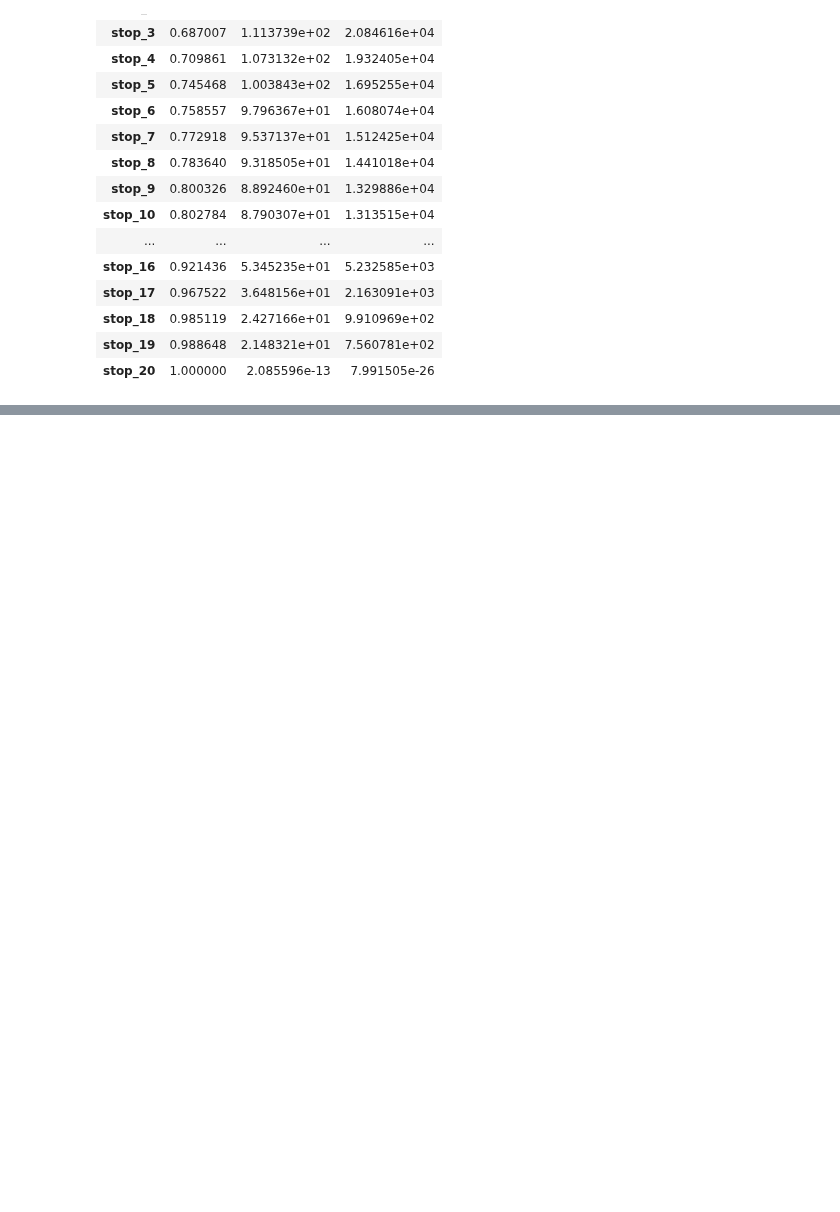
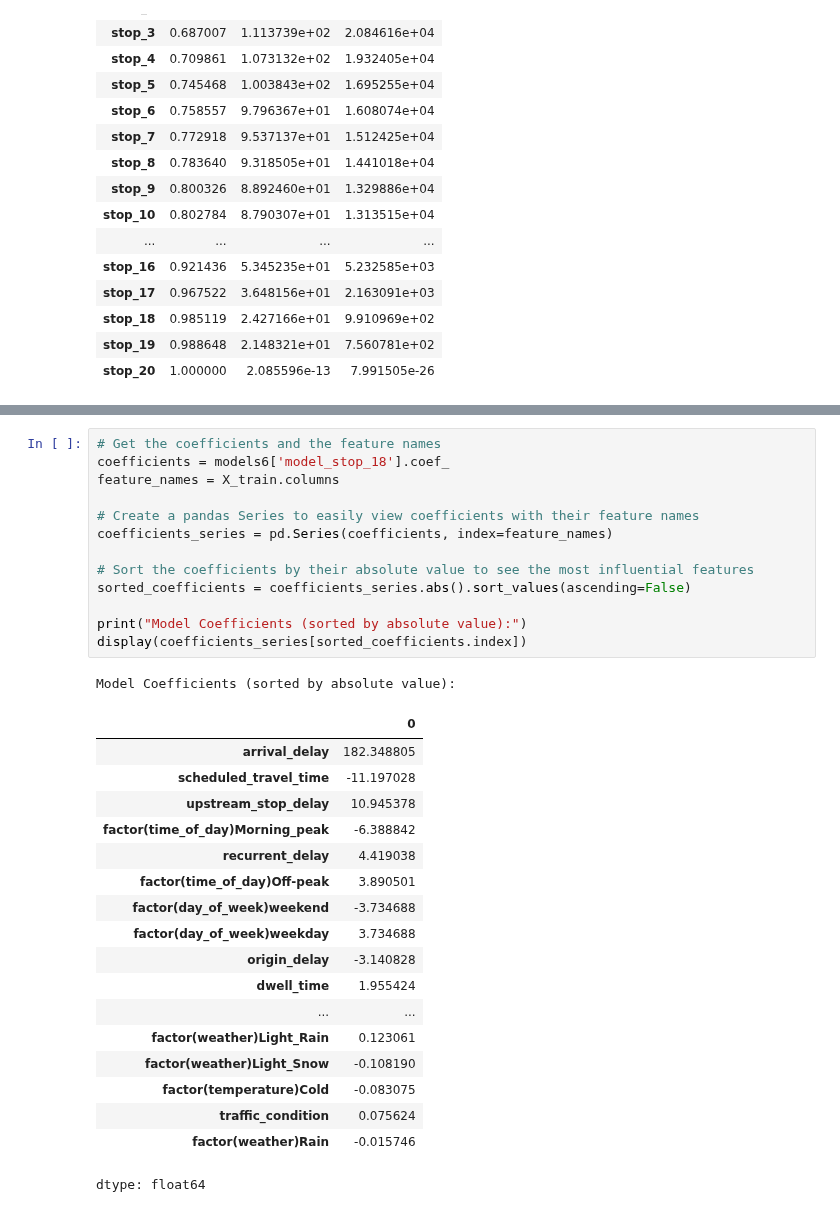
Before and after one commit to Gioalf/AH2179, a Jupyter notebook: project/AIprojectGioAlf.ipynb, the cells around one changed output, grey strips where cells are left out. Saved outputs shown, nothing was run; the diff lists cells and outputs as text; blank space fills up the shorter version.

```diff
--- a/project/AIprojectGioAlf.ipynb
+++ b/project/AIprojectGioAlf.ipynb
@@ -1459,0 +1498,33 @@ pd.DataFrame(results6).T
+# %%
+# Get the coefficients and the feature names
+coefficients = models6['model_stop_18'].coef_
+feature_names = X_train.columns
+
+# Create a pandas Series to easily view coefficients with their feature names
+coefficients_series = pd.Series(coefficients, index=feature_names)
+
+# Sort the coefficients by their absolute value to see the most influential features
+sorted_coefficients = coefficients_series.abs().sort_values(ascending=False)
+
+print("Model Coefficients (sorted by absolute value):")
+display(coefficients_series[sorted_coefficients.index])
+# %% [output]
+Model Coefficients (sorted by absolute value):
+|  | 0 |
+| arrival_delay | 182.348805 |
+| scheduled_travel_time | -11.197028 |
+| upstream_stop_delay | 10.945378 |
+| factor(time_of_day)Morning_peak | -6.388842 |
+| recurrent_delay | 4.419038 |
+| factor(time_of_day)Off-peak | 3.890501 |
+| factor(day_of_week)weekend | -3.734688 |
+| factor(day_of_week)weekday | 3.734688 |
+| origin_delay | -3.140828 |
+| dwell_time | 1.955424 |
+| ... | ... |
+| factor(weather)Light_Rain | 0.123061 |
+| factor(weather)Light_Snow | -0.108190 |
+| factor(temperature)Cold | -0.083075 |
+| traffic_condition | 0.075624 |
+| factor(weather)Rain | -0.015746 |
+dtype: float64
```
Also changed, not shown: parts of 10 cells of this notebook.
